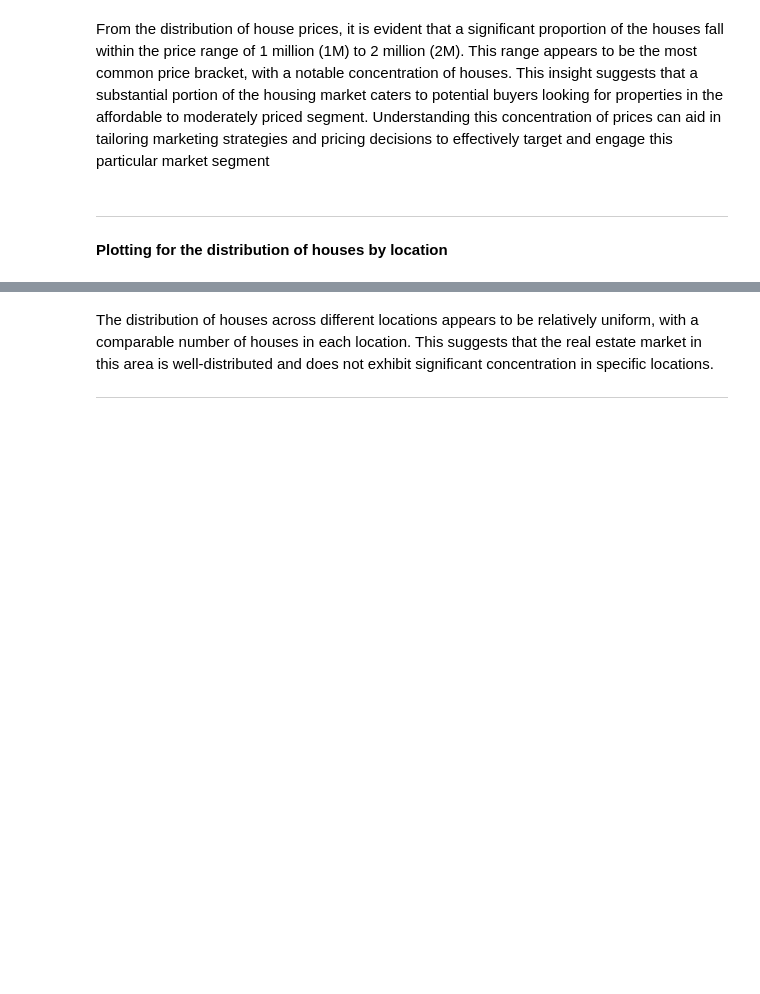
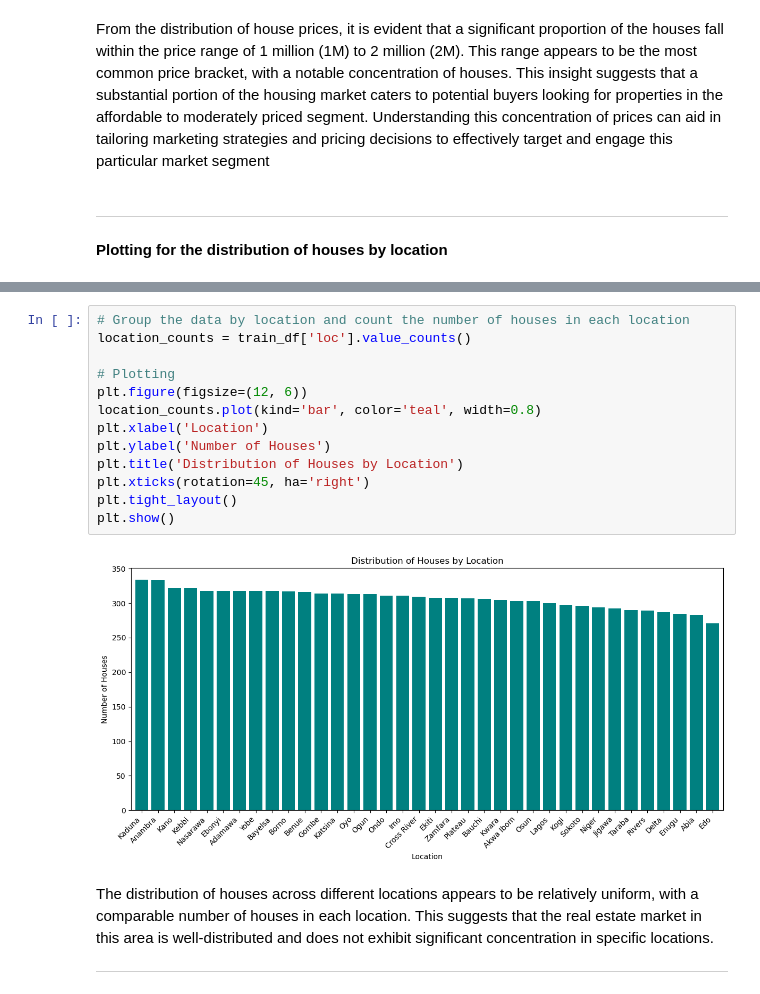
Before and after one commit to Cohdhed/Nigeria-House-Price-Prediction-DSN-Hackathon-, a Jupyter notebook: Nigeria House Price Prediction (DSN Hackathon).ipynb, the cells around one changed output, grey strips where cells are left out. Saved outputs shown, nothing was run; the diff lists cells and outputs as text; blank space fills up the shorter version.

```diff
--- a/Nigeria House Price Prediction (DSN Hackathon).ipynb
+++ b/Nigeria House Price Prediction (DSN Hackathon).ipynb
@@ -357,3 +351,18 @@ fig.show()
+# %%
+# Group the data by location and count the number of houses in each location
+location_counts = train_df['loc'].value_counts()
+
+# Plotting
+plt.figure(figsize=(12, 6))
+location_counts.plot(kind='bar', color='teal', width=0.8)
+plt.xlabel('Location')
+plt.ylabel('Number of Houses')
+plt.title('Distribution of Houses by Location')
+plt.xticks(rotation=45, ha='right')
+plt.tight_layout()
+plt.show()
+# %% [output]
+[figure, added]
 # %% [markdown]
 The distribution of houses across different locations appears to be relatively uniform, with a comparable number of houses in each location. This suggests that the real estate market in this area is well-distributed and does not exhibit significant concentration in specific locations.
 
```
Also changed, not shown: parts of 56 cells of this notebook.
